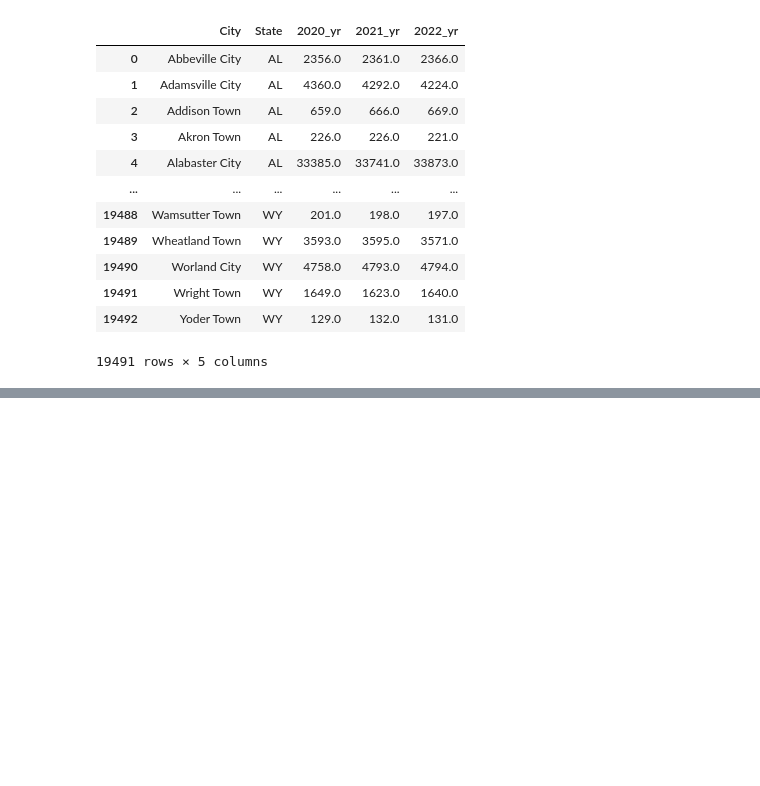
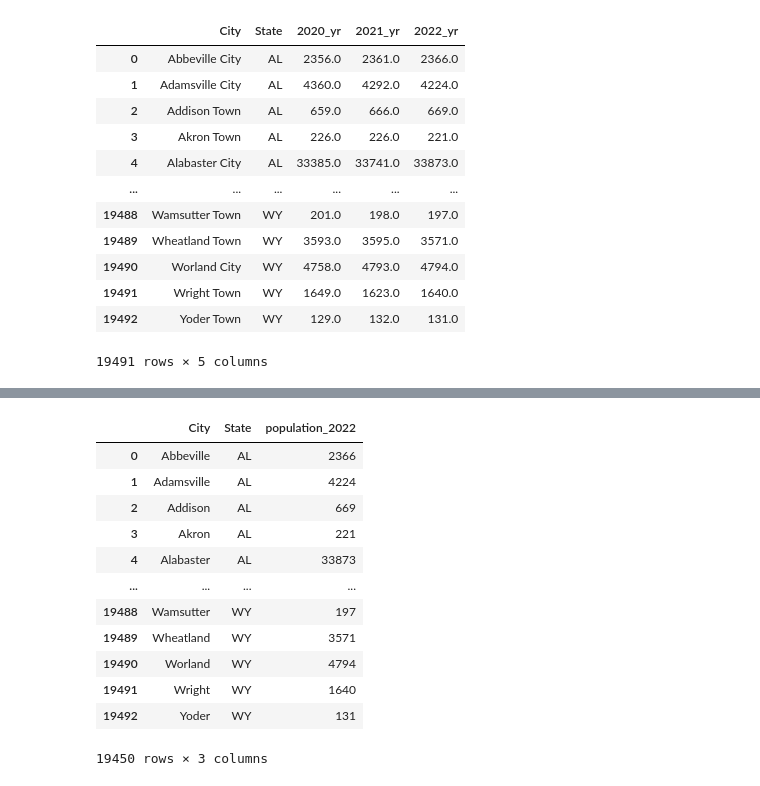
Before and after one commit to annaramer/project3, a Jupyter notebook: Population data.ipynb, the cells around one changed output, grey strips where cells are left out. Cells and saved outputs as stored; diff of their text form; code cells hidden in the pictures; blank space fills up the shorter version.

```diff
--- a/Population data.ipynb
+++ b/Population data.ipynb
@@ -203,0 +272,20 @@ pop_data_merge.to_csv('population.csv', index=False)
+# %%
+#remove duplicate city state combos
+df_unique = df.drop_duplicates(subset=['City', 'State'])
+
+# Print the DataFrame without duplicate city and state combinations
+df_unique
+# %% [output]
+|  | City | State | population_2022 |
+| 0 | Abbeville | AL | 2366 |
+| 1 | Adamsville | AL | 4224 |
+| 2 | Addison | AL | 669 |
+| 3 | Akron | AL | 221 |
+| 4 | Alabaster | AL | 33873 |
+| ... | ... | ... | ... |
+| 19488 | Wamsutter | WY | 197 |
+| 19489 | Wheatland | WY | 3571 |
+| 19490 | Worland | WY | 4794 |
+| 19491 | Wright | WY | 1640 |
+| 19492 | Yoder | WY | 131 |
+19450 rows × 3 columns
```
Also changed, not shown: parts of 7 cells of this notebook, 8 other files.
